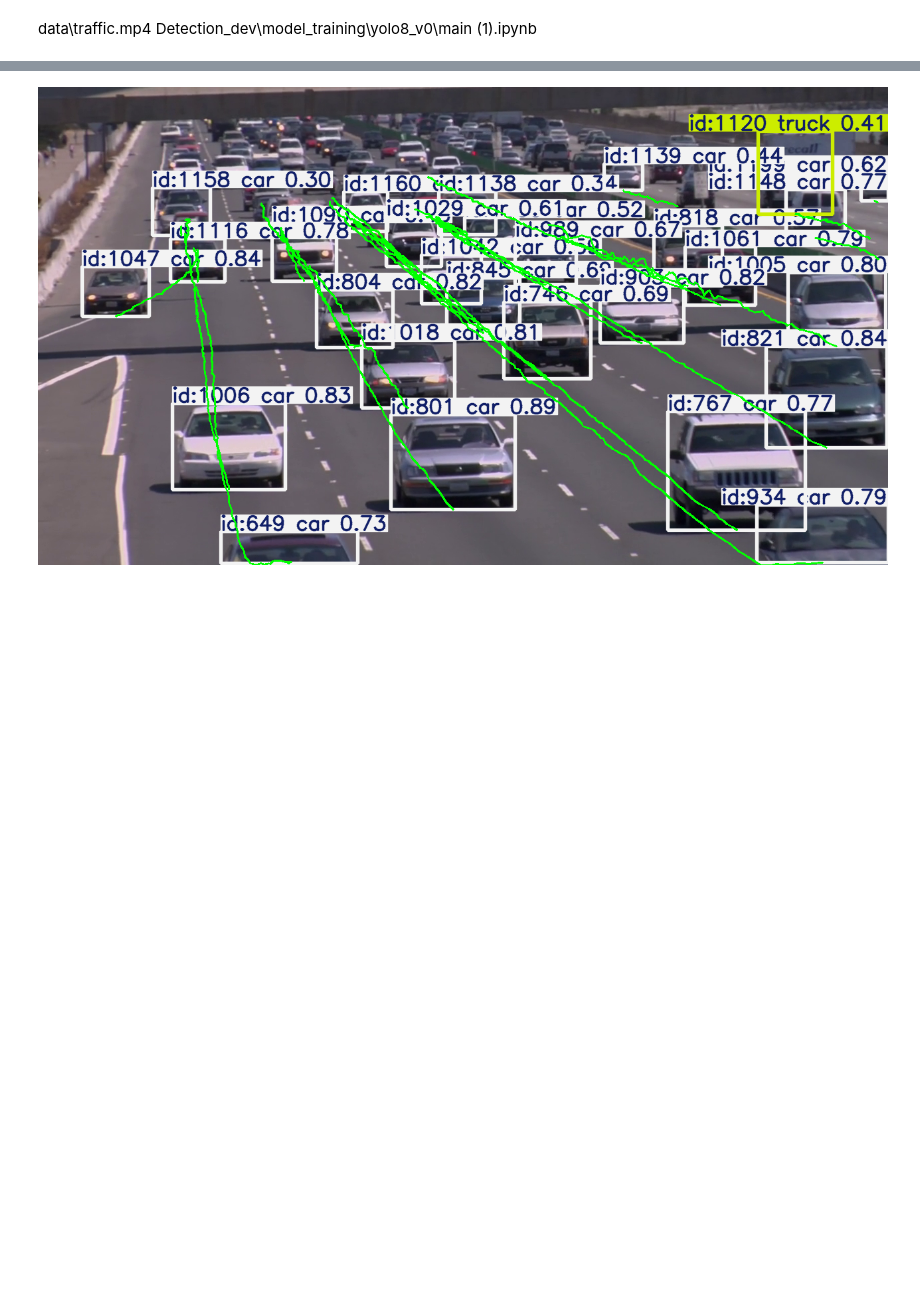
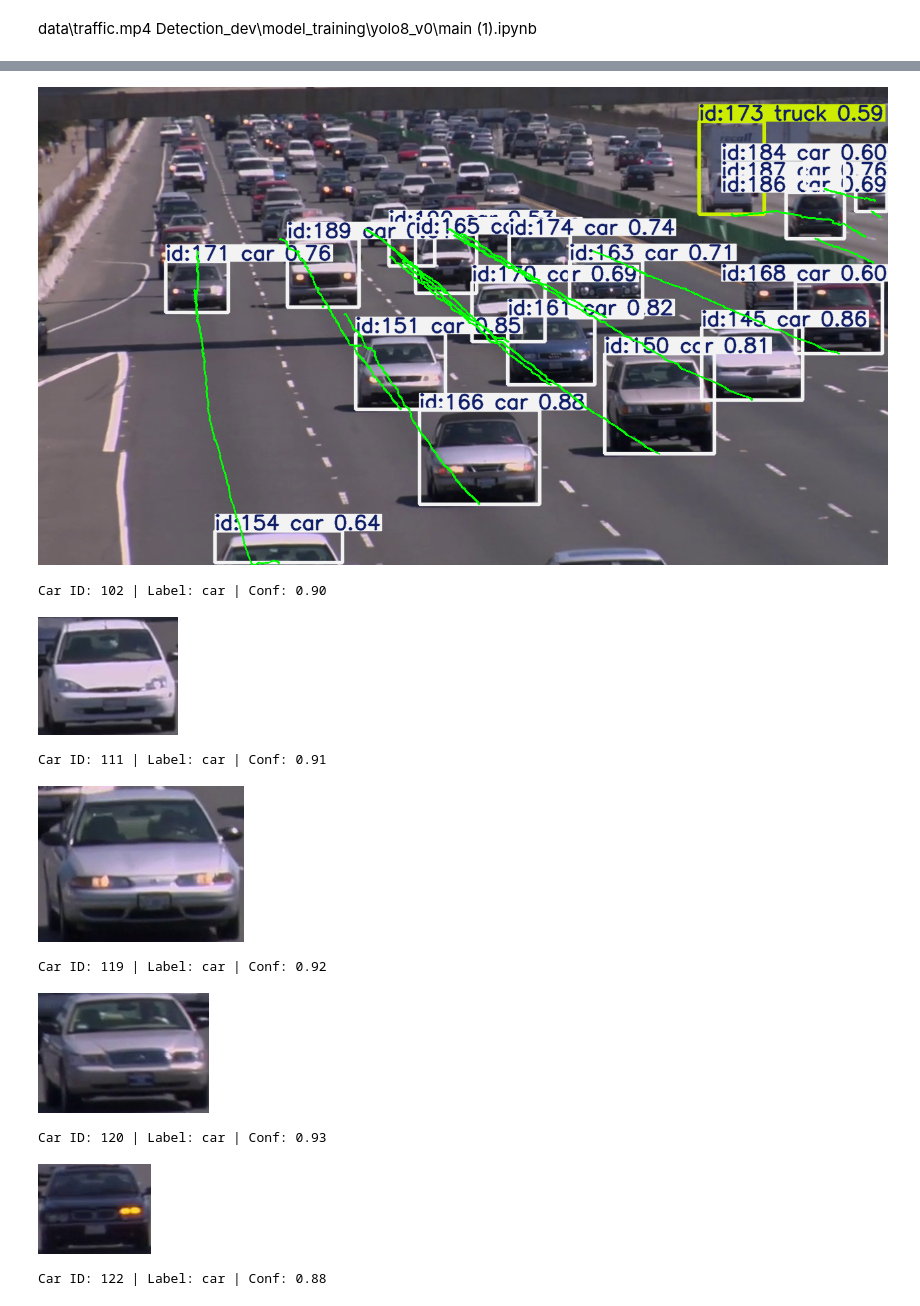
Before and after one commit to makoteq/ZSD2026-SWO, a Jupyter notebook: Detection_dev/model_training/yolo8_v0/car_classing.ipynb, the cells around one changed output, grey strips where cells are left out. Drawn from its saved outputs; the diff is of its cells as text; code cells hidden in the pictures; blank space fills up the shorter version.

```diff
--- a/Detection_dev/model_training/yolo8_v0/car_classing.ipynb
+++ b/Detection_dev/model_training/yolo8_v0/car_classing.ipynb
@@ -63,5 +63,17 @@ data\traffic.mp4
 Detection_dev\model_training\yolo8_v0\main (1).ipynb
 # %%
 model = YOLO('yolov8n.pt')
-video_path = r"data\traffic.mp4"
+video_path = r"../../../data/traffic.mp4"
+start_time = 10
+end_time = 17
 cap = cv2.VideoCapture(video_path)
+if not cap.isOpened():
+    raise IOError(f"Cant open {video_path}")
+
+fps = cap.get(cv2.CAP_PROP_FPS)
+if fps <= 0:
+    raise ValueError("Invalid frame rate in video file.")
+
+start_frame = int(start_time * fps)
+end_frame = int(end_time * fps)
+cap.set(cv2.CAP_PROP_POS_FRAMES, start_frame)
@@ -68,3 +82,5 @@ cap = cv2.VideoCapture(video_path)
+# %%
+cap = cv2.VideoCapture(video_path)
 # %%
 device = 'cuda' if torch.cuda.is_available() else 'cpu'
 # %%
@@ -119,12 +152,12 @@ from collections import defaultdict
 from PIL import Image
 from IPython.display import display, clear_output
 
-CONF_THRESHOLD = 0.01
+CONF_THRESHOLD = 0.5
 OUTPUT_PATH = 'trajectory.mp4'
 VIDEO_FOURCC = 'mp4v'
 TRACK_COLOR = (0, 255, 0)
 LINE_THICKNESS = 2
-
+MAX_MISSING_FRAMES = 100
 
 frameWidth = int(cap.get(cv2.CAP_PROP_FRAME_WIDTH))
 frameHeight = int(cap.get(cv2.CAP_PROP_FRAME_HEIGHT))
@@ -134,6 +167,7 @@ fourcc = cv2.VideoWriter_fourcc(*VIDEO_FOURCC)
 out = cv2.VideoWriter(OUTPUT_PATH, fourcc, fps, (frameWidth, frameHeight))
 
 carsDict = {}
+frame_index = 0
 
 try:
     while cap.isOpened():
@@ -158,33 +192,50 @@ try:
             confidences = results[0].boxes.conf.cpu().tolist()
 
             for box, trackId, classIdx, conf in zip(boxes, trackIds, classIndices, confidences):
                 if trackId not in carsDict:
                     carsDict[trackId] = Car(trackId)
 
                 car = carsDict[trackId]
-                car.update(box, conf, model.names[classIdx], frame)
+                car.update(box, conf, model.names[classIdx], frame, frame_index)
 
                 points = np.array(car.history).astype(np.int32).reshape((-1, 1, 2))
                 cv2.polylines(annotatedFrame, [points], isClosed=False, color=TRACK_COLOR, thickness=LINE_THICKNESS)
+
+        stale_ids = [carId for carId, carObj in carsDict.items()
+                     if carObj.last_seen < frame_index - MAX_MISSING_FRAMES
+                     or carObj.last_confidence < CONF_THRESHOLD]
+        for carId in stale_ids:
+            del carsDict[carId]
 
         out.write(annotatedFrame)
         annotatedFrameRgb = cv2.cvtColor(annotatedFrame, cv2.COLOR_BGR2RGB)
         img = Image.fromarray(annotatedFrameRgb)
 
         clear_output(wait=True)
         display(img)
+
+        frame_index += 1
 
 except KeyboardInterrupt:
     pass
 
 finally:
     cap.release()
     out.release()
     cv2.destroyAllWindows()
 
 for carId, carObj in carsDict.items():
     if carObj.lastCrop is not None:
-        print(f"Car ID: {carId} | Label: {carObj.label} | Conf: {carObj.confidence:.2f}")
+        print(f"Car ID: {carId} | Label: {carObj.label} | Conf: {carObj.maxConfidence:.2f}")
         display(Image.fromarray(carObj.lastCrop))
 # %% [output]
-[figure, old version]
+[figure, new version]
+Car ID: 102 | Label: car | Conf: 0.90
+[figure, added]
+Car ID: 111 | Label: car | Conf: 0.91
+[figure, added]
+Car ID: 119 | Label: car | Conf: 0.92
+[figure, added]
+Car ID: 120 | Label: car | Conf: 0.93
+[figure, added]
+Car ID: 122 | Label: car | Conf: 0.88
```
Also changed, not shown: parts of 7 cells of this notebook.
